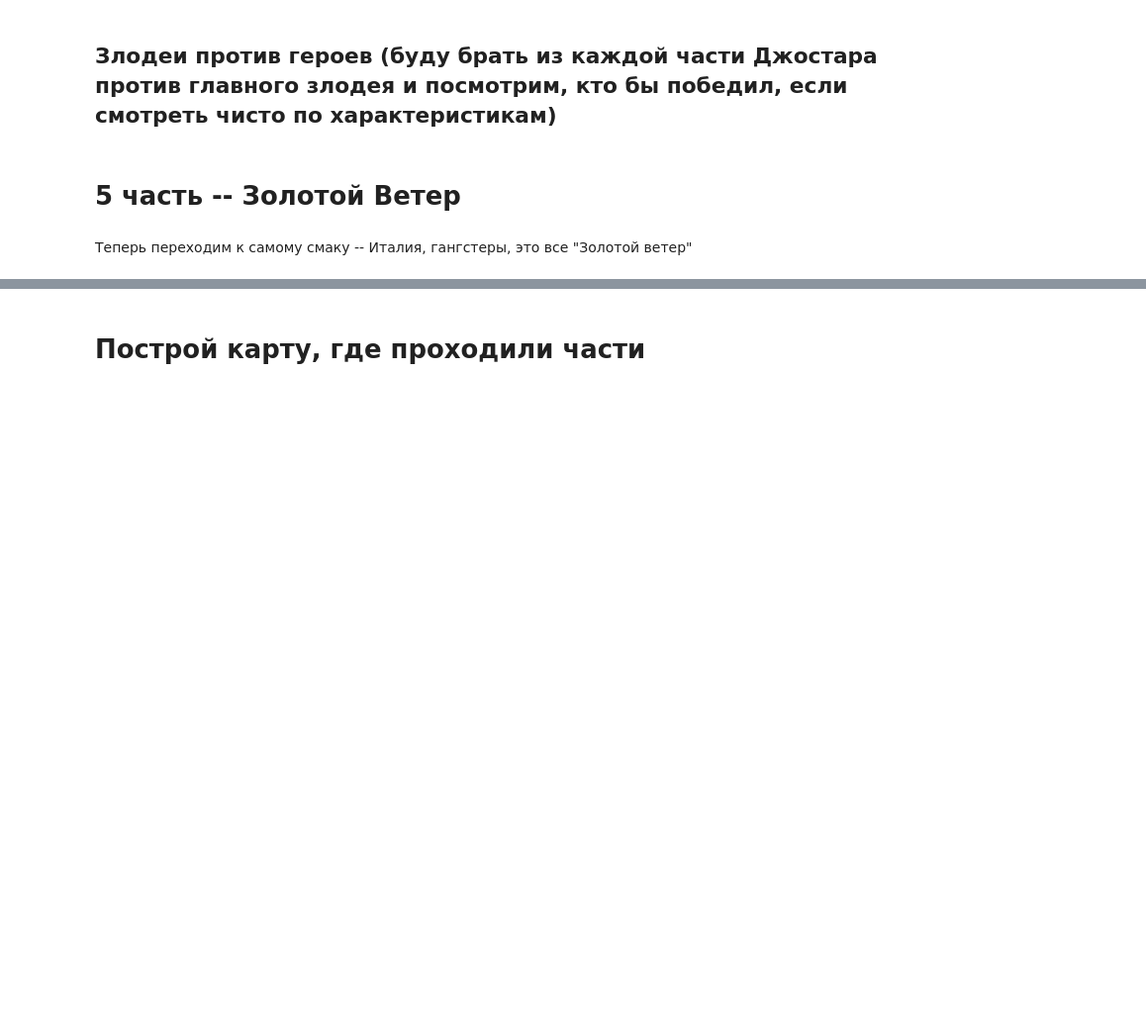
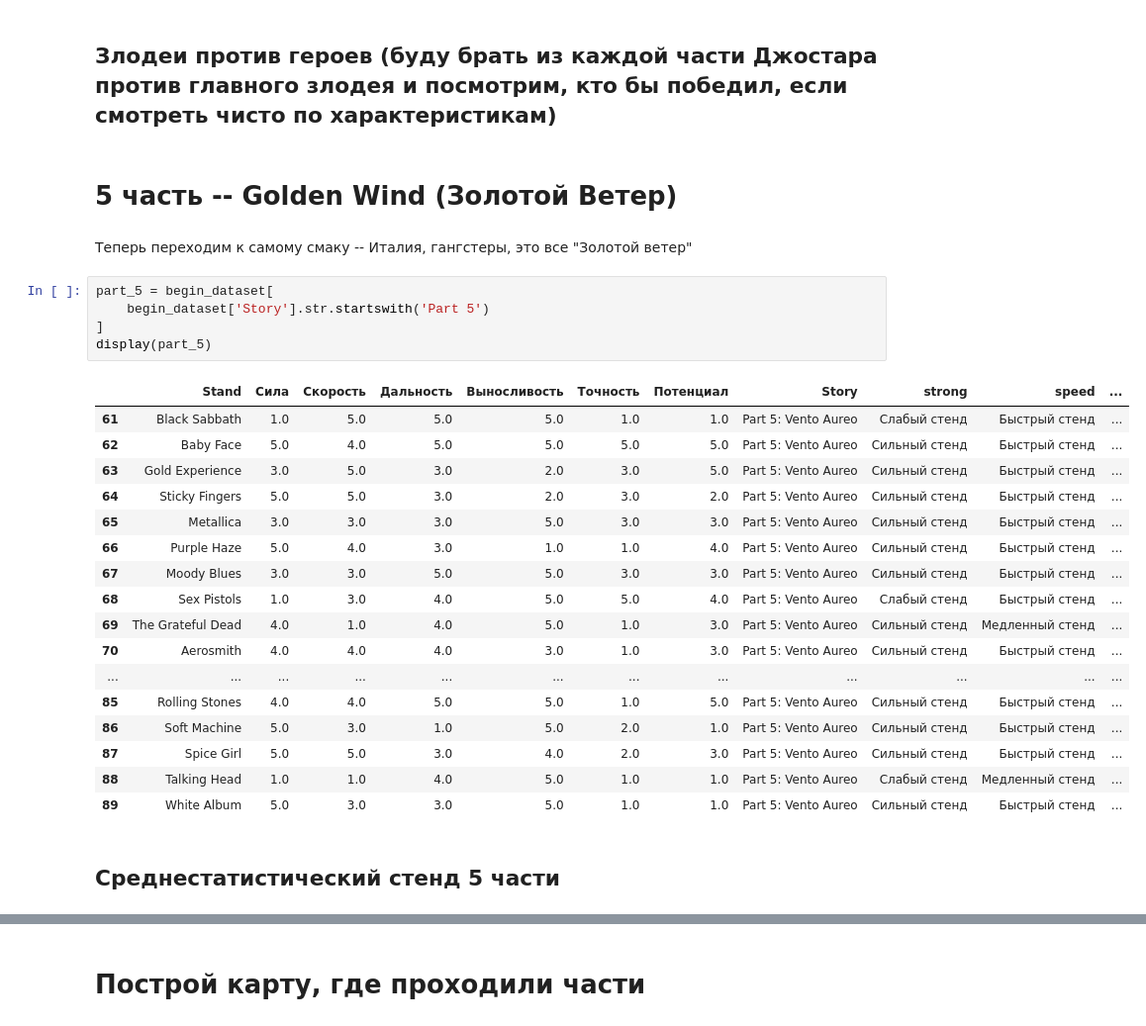
Before and after one commit to BogdanG888G/JOJO_stands, a Jupyter notebook: JOJO_stands.ipynb, the cells around one changed output, grey strips where cells are left out. Shown at 99% size. Cells and saved outputs as stored; diff of their text form; blank space fills up the shorter version.

Commit message:
Закончил анализ 4 части, Golden Wind пости доделал до конца

```diff
--- a/JOJO_stands.ipynb
+++ b/JOJO_stands.ipynb
@@ -2585,6 +2585,31 @@ kira_and_josuke_diag.show()
 # %% [markdown]
 ## Злодеи против героев (буду брать из каждой части Джостара против главного злодея и посмотрим, кто бы победил, если смотреть чисто по характеристикам)
 # %% [markdown]
-# 5 часть -- Золотой Ветер
+# 5 часть -- Golden Wind (Золотой Ветер)
 # %% [markdown]
 Теперь переходим к самому смаку -- Италия, гангстеры, это все "Золотой ветер"
+# %%
+part_5 = begin_dataset[
+    begin_dataset['Story'].str.startswith('Part 5')
+]
+display(part_5)
+# %% [output]
+|  | Stand | Сила | Скорость | Дальность | Выносливость | Точность | Потенциал | Story | strong | speed | ... |
+| 61 | Black Sabbath | 1.0 | 5.0 | 5.0 | 5.0 | 1.0 | 1.0 | Part 5: Vento Aureo | Слабый стенд | Быстрый стенд | ... |
+| 62 | Baby Face | 5.0 | 4.0 | 5.0 | 5.0 | 5.0 | 5.0 | Part 5: Vento Aureo | Сильный стенд | Быстрый стенд | ... |
+| 63 | Gold Experience | 3.0 | 5.0 | 3.0 | 2.0 | 3.0 | 5.0 | Part 5: Vento Aureo | Сильный стенд | Быстрый стенд | ... |
+| 64 | Sticky Fingers | 5.0 | 5.0 | 3.0 | 2.0 | 3.0 | 2.0 | Part 5: Vento Aureo | Сильный стенд | Быстрый стенд | ... |
+| 65 | Metallica | 3.0 | 3.0 | 3.0 | 5.0 | 3.0 | 3.0 | Part 5: Vento Aureo | Сильный стенд | Быстрый стенд | ... |
+| 66 | Purple Haze | 5.0 | 4.0 | 3.0 | 1.0 | 1.0 | 4.0 | Part 5: Vento Aureo | Сильный стенд | Быстрый стенд | ... |
+| 67 | Moody Blues | 3.0 | 3.0 | 5.0 | 5.0 | 3.0 | 3.0 | Part 5: Vento Aureo | Сильный стенд | Быстрый стенд | ... |
+| 68 | Sex Pistols | 1.0 | 3.0 | 4.0 | 5.0 | 5.0 | 4.0 | Part 5: Vento Aureo | Слабый стенд | Быстрый стенд | ... |
+| 69 | The Grateful Dead | 4.0 | 1.0 | 4.0 | 5.0 | 1.0 | 3.0 | Part 5: Vento Aureo | Сильный стенд | Медленный стенд | ... |
+| 70 | Aerosmith | 4.0 | 4.0 | 4.0 | 3.0 | 1.0 | 3.0 | Part 5: Vento Aureo | Сильный стенд | Быстрый стенд | ... |
+| ... | ... | ... | ... | ... | ... | ... | ... | ... | ... | ... | ... |
+| 85 | Rolling Stones | 4.0 | 4.0 | 5.0 | 5.0 | 1.0 | 5.0 | Part 5: Vento Aureo | Сильный стенд | Быстрый стенд | ... |
+| 86 | Soft Machine | 5.0 | 3.0 | 1.0 | 5.0 | 2.0 | 1.0 | Part 5: Vento Aureo | Сильный стенд | Быстрый стенд | ... |
+| 87 | Spice Girl | 5.0 | 5.0 | 3.0 | 4.0 | 2.0 | 3.0 | Part 5: Vento Aureo | Сильный стенд | Быстрый стенд | ... |
+| 88 | Talking Head | 1.0 | 1.0 | 4.0 | 5.0 | 1.0 | 1.0 | Part 5: Vento Aureo | Слабый стенд | Медленный стенд | ... |
+| 89 | White Album | 5.0 | 3.0 | 3.0 | 5.0 | 1.0 | 1.0 | Part 5: Vento Aureo | Сильный стенд | Быстрый стенд | ... |
+# %% [markdown]
+## Среднестатистический стенд 5 части
```
Also changed, not shown: parts of 51 cells of this notebook.
